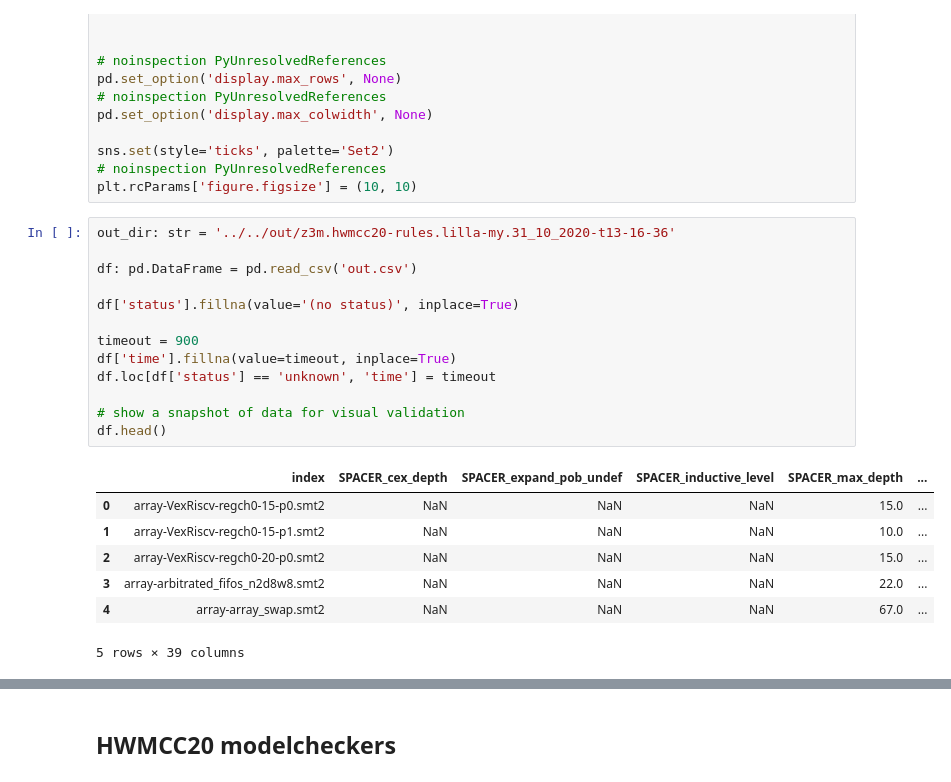
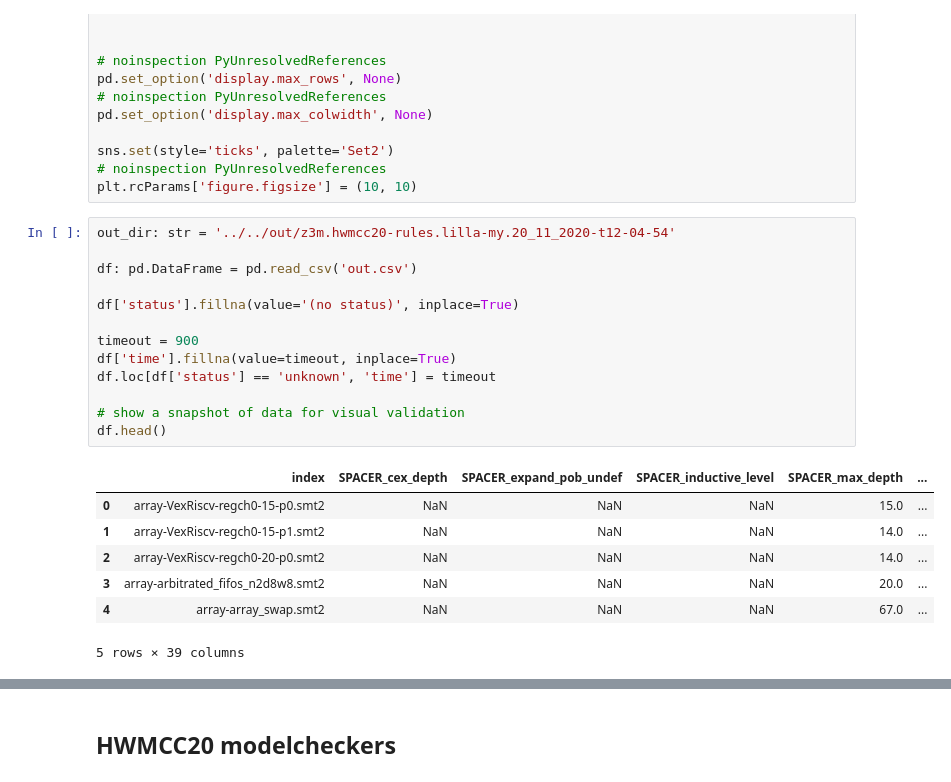
Before and after one commit to stepwise-alan/exp-hwmcc, a Jupyter notebook: jupyter/z3m-hwmcc20-rules-20_11_2020-t12-04-54/analysis.ipynb, the cells around one changed output, grey strips where cells are left out. Saved outputs shown, nothing was run; the diff lists cells and outputs as text.

```diff
--- a/jupyter/z3m-hwmcc20-rules-20_11_2020-t12-04-54/analysis.ipynb
+++ b/jupyter/z3m-hwmcc20-rules-20_11_2020-t12-04-54/analysis.ipynb
@@ -26,24 +26,24 @@ sns.set(style='ticks', palette='Set2')
 # noinspection PyUnresolvedReferences
 plt.rcParams['figure.figsize'] = (10, 10)
 # %%
-out_dir: str = '../../out/z3m.hwmcc20-rules.lilla-my.31_10_2020-t13-16-36'
+out_dir: str = '../../out/z3m.hwmcc20-rules.lilla-my.20_11_2020-t12-04-54'
 
 df: pd.DataFrame = pd.read_csv('out.csv')
 
 df['status'].fillna(value='(no status)', inplace=True)
 
 timeout = 900
 df['time'].fillna(value=timeout, inplace=True)
 df.loc[df['status'] == 'unknown', 'time'] = timeout
 
 # show a snapshot of data for visual validation
 df.head()
 # %% [output]
 |  | index | SPACER_cex_depth | SPACER_expand_pob_undef | SPACER_inductive_level | SPACER_max_depth | ... |
 | 0 | array-VexRiscv-regch0-15-p0.smt2 | NaN | NaN | NaN | 15.0 | ... |
-| 1 | array-VexRiscv-regch0-15-p1.smt2 | NaN | NaN | NaN | 10.0 | ... |
-| 2 | array-VexRiscv-regch0-20-p0.smt2 | NaN | NaN | NaN | 15.0 | ... |
-| 3 | array-arbitrated_fifos_n2d8w8.smt2 | NaN | NaN | NaN | 22.0 | ... |
+| 1 | array-VexRiscv-regch0-15-p1.smt2 | NaN | NaN | NaN | 14.0 | ... |
+| 2 | array-VexRiscv-regch0-20-p0.smt2 | NaN | NaN | NaN | 14.0 | ... |
+| 3 | array-arbitrated_fifos_n2d8w8.smt2 | NaN | NaN | NaN | 20.0 | ... |
 | 4 | array-array_swap.smt2 | NaN | NaN | NaN | 67.0 | ... |
 5 rows × 39 columns
 # %%
```
Also changed, not shown: parts of 25 cells of this notebook.
